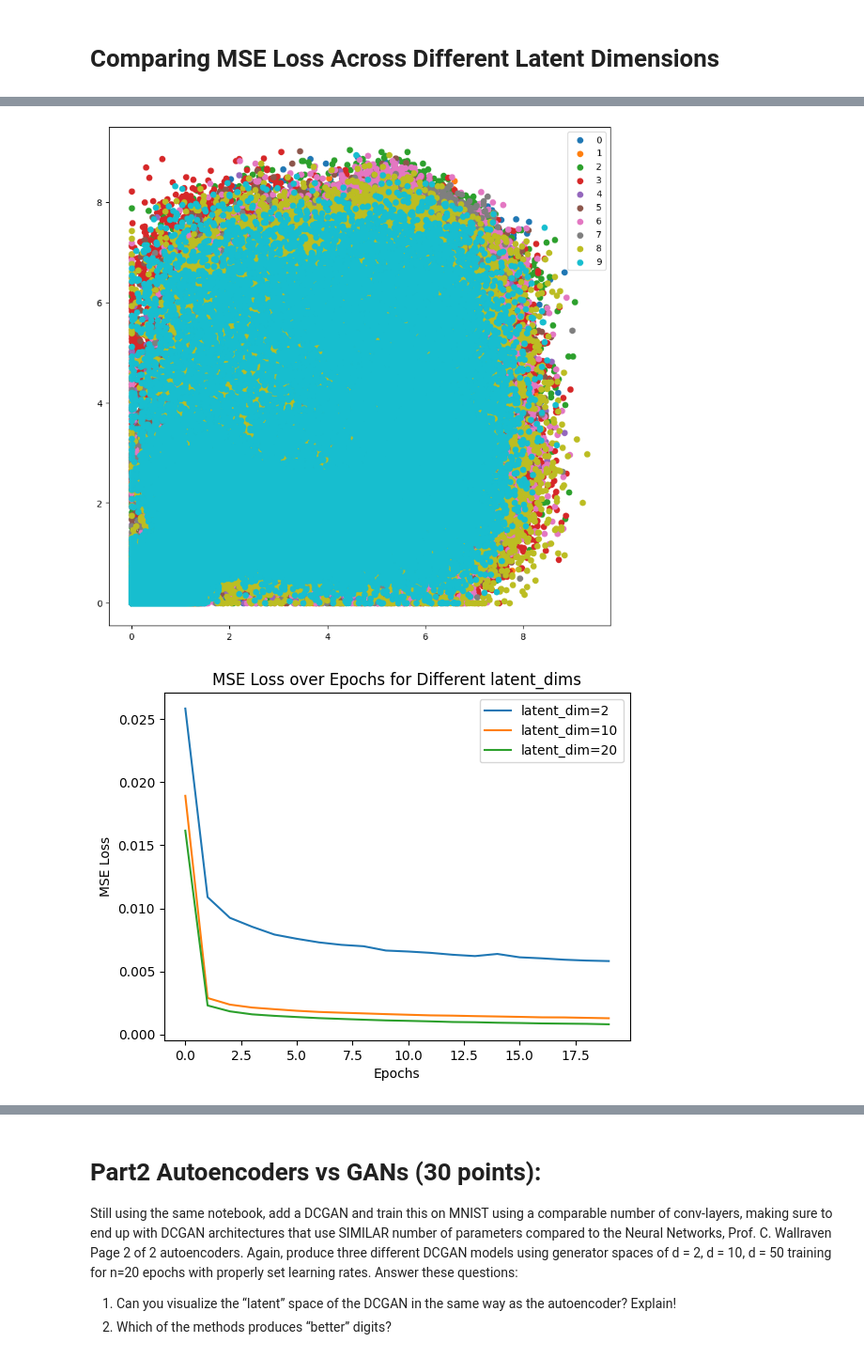
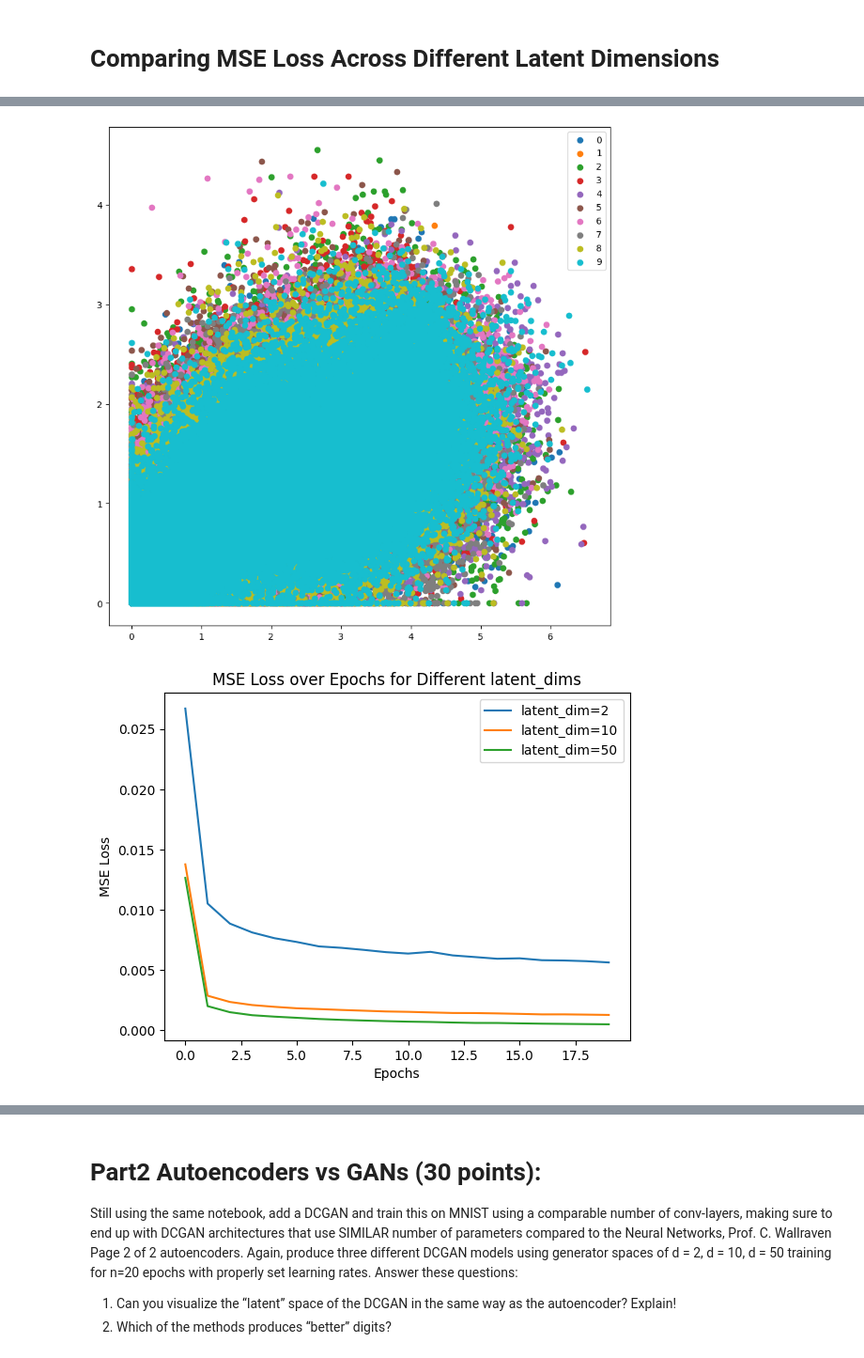
Before and after one commit to jshim0978/KU_NN, a Jupyter notebook: 2023020923_2023020928_A4/AE_vs_GAN.ipynb, the cells around one changed output, grey strips where cells are left out. Shown at 94% size. Cells and saved outputs as stored; diff of their text form; code cells hidden in the pictures.

```diff
--- a/2023020923_2023020928_A4/AE_vs_GAN.ipynb
+++ b/2023020923_2023020928_A4/AE_vs_GAN.ipynb
@@ -373,7 +373,7 @@ fig
 import matplotlib.pyplot as plt
 
 num_epochs = 20
-latent_dims = [2, 10, 20]
+latent_dims = [2, 10, 50]
 losses_per_dim = {}
 
 for dim in latent_dims:
@@ -446,2 +446,2 @@ epoch [20/20], loss:0.0007
-[figure, old version]
+[figure, new version]
-[figure, old version]
+[figure, new version]
```
Also changed, not shown: parts of 19 cells of this notebook.
